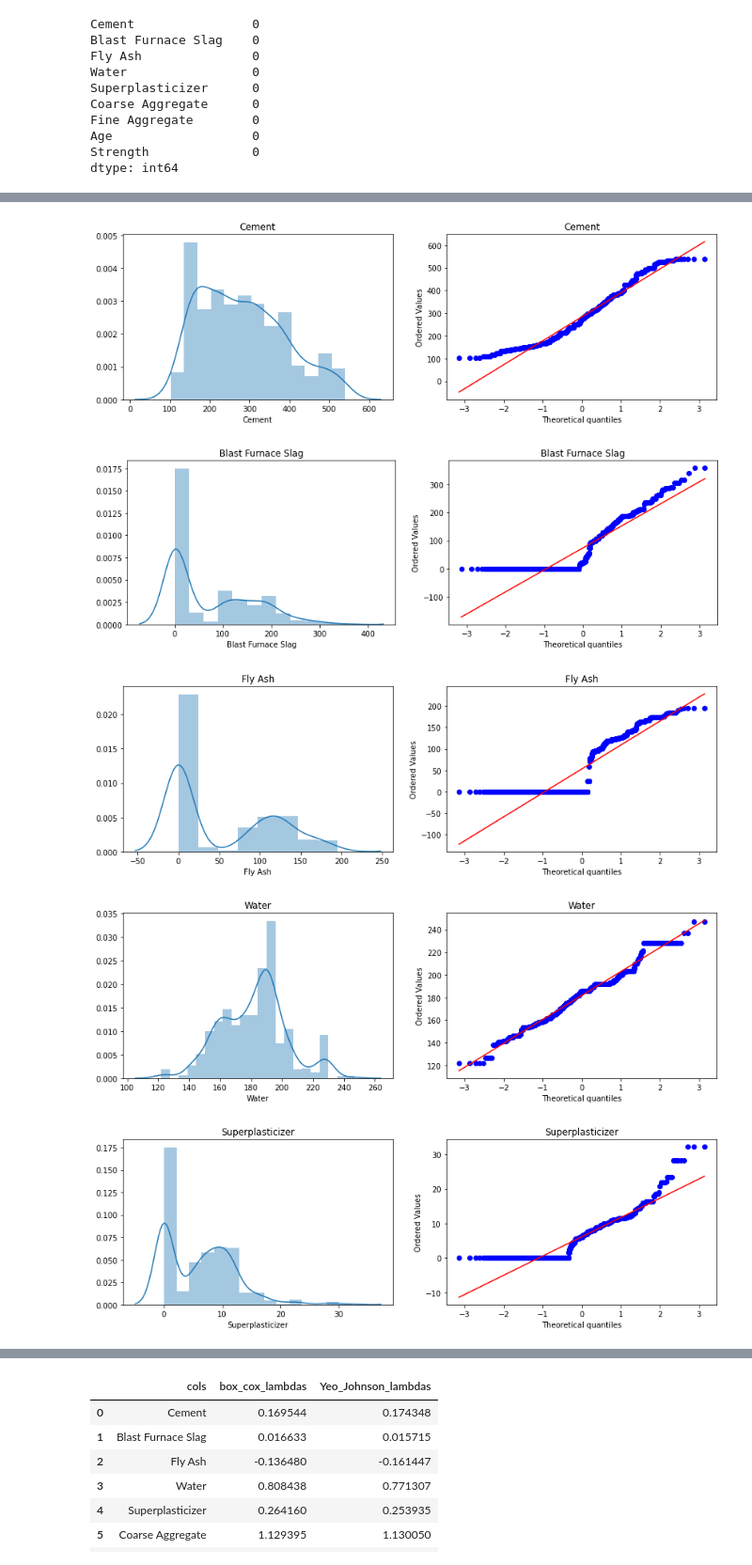
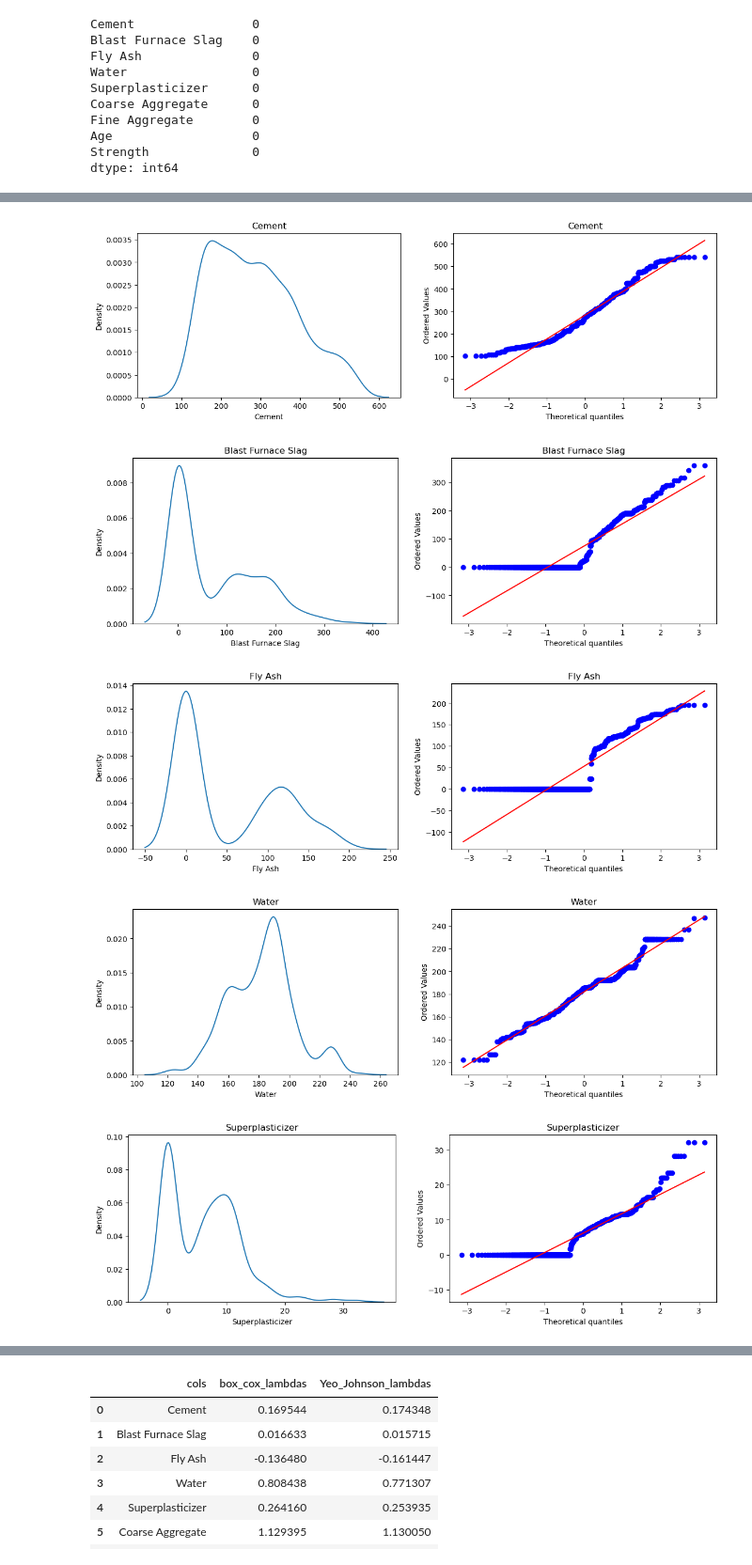
Before and after one commit to nandika-rana/aiml-journey, a Jupyter notebook: jupyter/Transformer/Power Transformer.ipynb, the cells around one changed output, grey strips where cells are left out. Shown at 94% size. Cells and saved outputs as stored; diff of their text form; code cells hidden in the pictures.

```diff
--- a/jupyter/Transformer/Power Transformer.ipynb
+++ b/jupyter/Transformer/Power Transformer.ipynb
@@ -79,20 +79,20 @@ np.mean(cross_val_score(lr,X,y,scoring='r2'))
 # %%
-# Plotting the distplots without any transformation
+# Plotting the kdeplots without any transformation
 
 for col in X_train.columns:
     plt.figure(figsize=(14,4))
     plt.subplot(121)
-    sns.distplot(X_train[col])
+    sns.kdeplot(X_train[col])
     plt.title(col)
 
     plt.subplot(122)
     stats.probplot(X_train[col], dist="norm", plot=plt)
     plt.title(col)
 
     plt.show()
 # %% [output]
-[figure, old version]
+[figure, new version]
-[figure, old version]
+[figure, new version]
-[figure, old version]
+[figure, new version]
-[figure, old version]
+[figure, new version]
-[figure, old version]
+[figure, new version]
```
Also changed, not shown: parts of 12 cells of this notebook, 8 other files.
